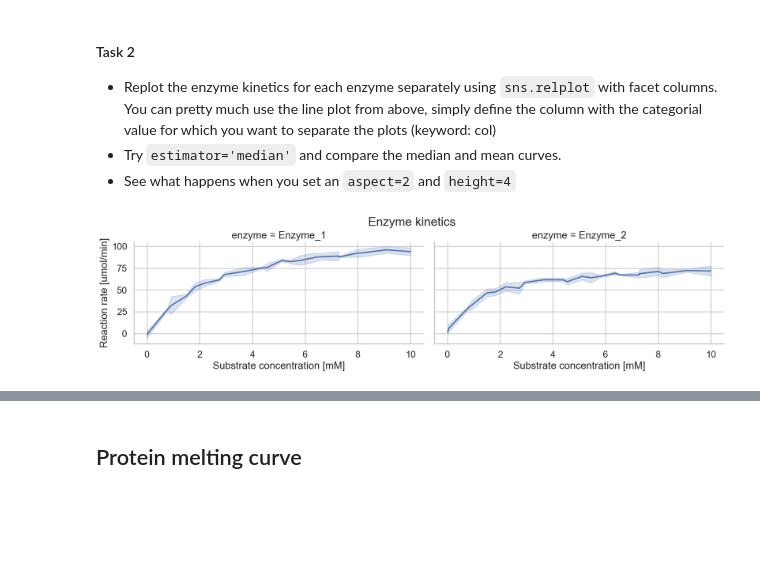
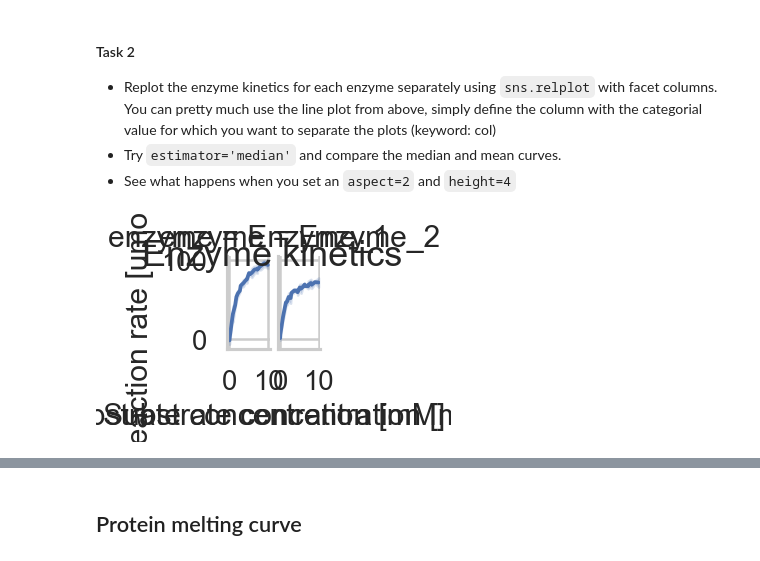
Before and after one commit to schoergj/DSA103, a Jupyter notebook: LifeScienceData/lecture18/visualisation.ipynb, the cells around one changed output, grey strips where cells are left out. Drawn from its saved outputs; the diff is of its cells as text; code cells hidden in the pictures; blank space fills up the shorter version.

```diff
--- a/LifeScienceData/lecture18/visualisation.ipynb
+++ b/LifeScienceData/lecture18/visualisation.ipynb
@@ -54,9 +59,9 @@ plt.show()
 - See what happens when you set an `aspect=2` and `height=4`
 # %%
 relplot = sns.relplot(data=enzyme_kinetics_df, x='substrate_mM', y='rate',
-                col='enzyme', kind='line', estimator='median', errorbar='sd', aspect=2, height=4)
+                col='enzyme', kind='line', estimator='median', errorbar='sd', aspect=0.5, height=1)
 relplot.set_axis_labels('Substrate concentration [mM]', 'Reaction rate [umol/min]')
 relplot.figure.suptitle('Enzyme kinetics', y=1.02)
 plt.show()
 # %% [output]
-[figure, old version]
+[figure, new version]
```
Also changed, not shown: parts of 11 cells of this notebook, 1 other file.
